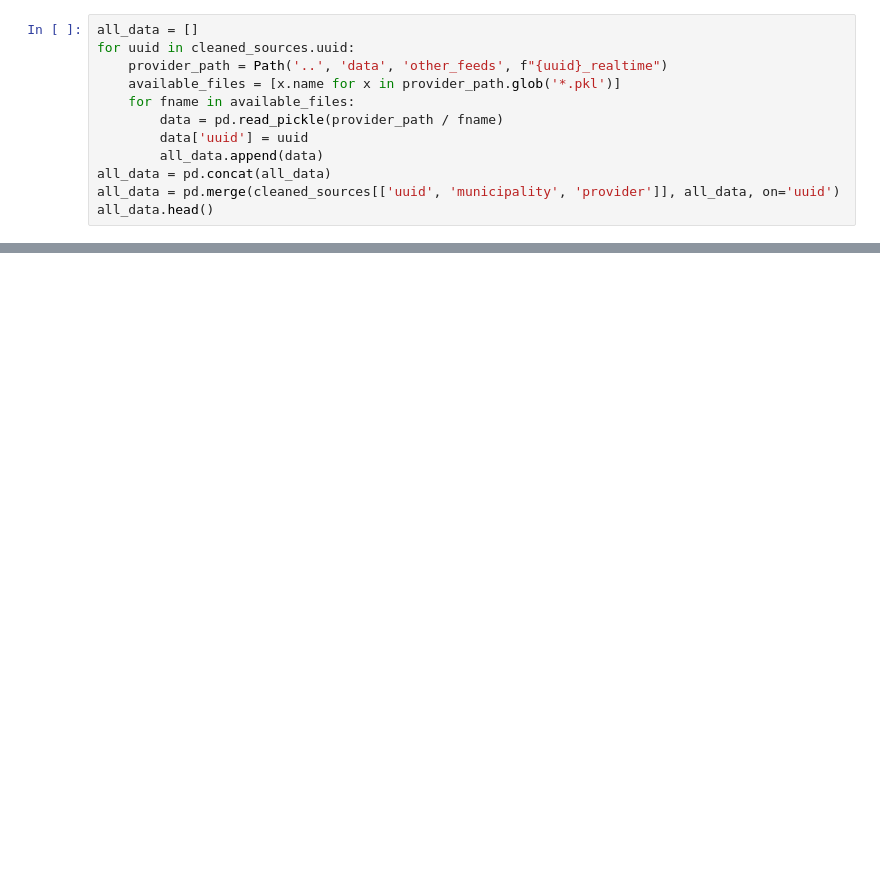
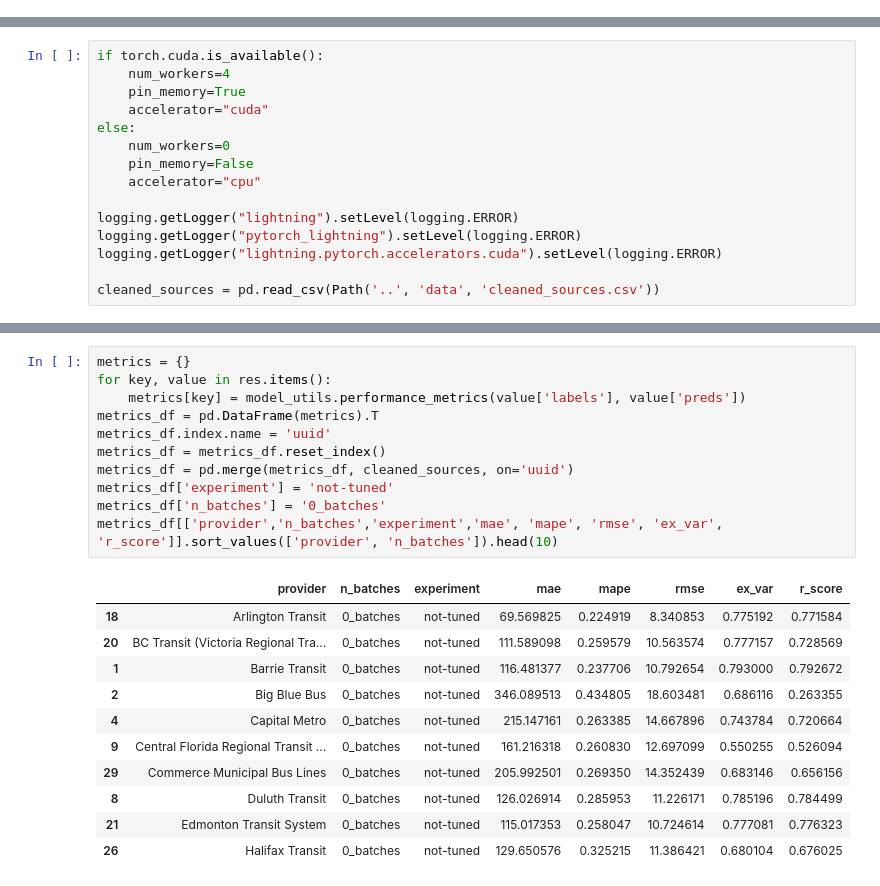
Before and after one commit to zackAemmer/open_bus_tools, a Jupyter notebook: notebooks/explore_other_cities.ipynb, the cells around one changed output, grey strips where cells are left out. Saved outputs shown, nothing was run; the diff lists cells and outputs as text; blank space fills up the shorter version.

```diff
--- a/notebooks/explore_other_cities.ipynb
+++ b/notebooks/explore_other_cities.ipynb
@@ -39,12 +37,0 @@ cleaned_sources.head()
-# %%
-all_data = []
-for uuid in cleaned_sources.uuid:
-    provider_path = Path('..', 'data', 'other_feeds', f"{uuid}_realtime")
-    available_files = [x.name for x in provider_path.glob('*.pkl')]
-    for fname in available_files:
-        data = pd.read_pickle(provider_path / fname)
-        data['uuid'] = uuid
-        all_data.append(data)
-all_data = pd.concat(all_data)
-all_data = pd.merge(cleaned_sources[['uuid', 'municipality', 'provider']], all_data, on='uuid')
-all_data.head()
@@ -135 +38,16 @@ GRU(
+# %%
+if torch.cuda.is_available():
+    num_workers=4
+    pin_memory=True
+    accelerator="cuda"
+else:
+    num_workers=0
+    pin_memory=False
+    accelerator="cpu"
+
+logging.getLogger("lightning").setLevel(logging.ERROR)
+logging.getLogger("pytorch_lightning").setLevel(logging.ERROR)
+logging.getLogger("lightning.pytorch.accelerators.cuda").setLevel(logging.ERROR)
+
+cleaned_sources = pd.read_csv(Path('..', 'data', 'cleaned_sources.csv'))
 # %%
@@ -155,0 +168,23 @@ labels = np.concatenate([x['labels'] for x in preds_and_labels])
+# %%
+metrics = {}
+for key, value in res.items():
+    metrics[key] = model_utils.performance_metrics(value['labels'], value['preds'])
+metrics_df = pd.DataFrame(metrics).T
+metrics_df.index.name = 'uuid'
+metrics_df = metrics_df.reset_index()
+metrics_df = pd.merge(metrics_df, cleaned_sources, on='uuid')
+metrics_df['experiment'] = 'not-tuned'
+metrics_df['n_batches'] = '0_batches'
+metrics_df[['provider','n_batches','experiment','mae', 'mape', 'rmse', 'ex_var', 'r_score']].sort_values(['provider', 'n_batches']).head(10)
+# %% [output]
+|  | provider | n_batches | experiment | mae | mape | rmse | ex_var | r_score |
+| 18 | Arlington Transit | 0_batches | not-tuned | 69.569825 | 0.224919 | 8.340853 | 0.775192 | 0.771584 |
+| 20 | BC Transit (Victoria Regional Tra... | 0_batches | not-tuned | 111.589098 | 0.259579 | 10.563574 | 0.777157 | 0.728569 |
+| 1 | Barrie Transit | 0_batches | not-tuned | 116.481377 | 0.237706 | 10.792654 | 0.793000 | 0.792672 |
+| 2 | Big Blue Bus | 0_batches | not-tuned | 346.089513 | 0.434805 | 18.603481 | 0.686116 | 0.263355 |
+| 4 | Capital Metro | 0_batches | not-tuned | 215.147161 | 0.263385 | 14.667896 | 0.743784 | 0.720664 |
+| 9 | Central Florida Regional Transit ... | 0_batches | not-tuned | 161.216318 | 0.260830 | 12.697099 | 0.550255 | 0.526094 |
+| 29 | Commerce Municipal Bus Lines | 0_batches | not-tuned | 205.992501 | 0.269350 | 14.352439 | 0.683146 | 0.656156 |
+| 8 | Duluth Transit | 0_batches | not-tuned | 126.026914 | 0.285953 | 11.226171 | 0.785196 | 0.784499 |
+| 21 | Edmonton Transit System | 0_batches | not-tuned | 115.017353 | 0.258047 | 10.724614 | 0.777081 | 0.776323 |
+| 26 | Halifax Transit | 0_batches | not-tuned | 129.650576 | 0.325215 | 11.386421 | 0.680104 | 0.676025 |
```
Also changed, not shown: parts of 13 cells of this notebook, 5 other files.
